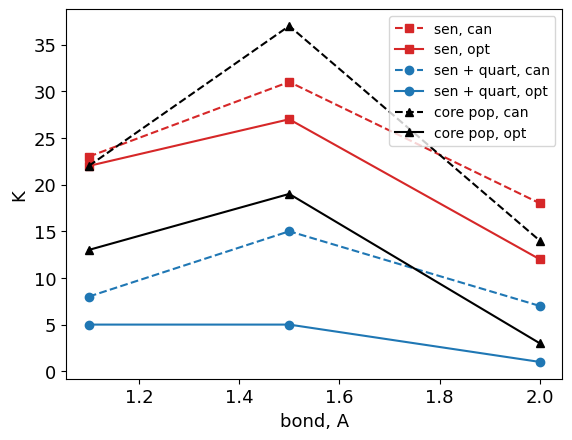
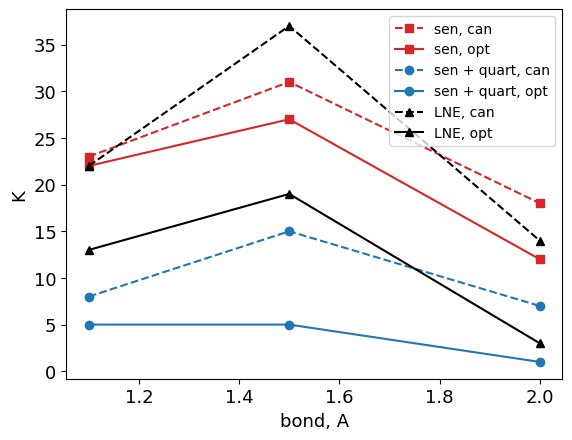
The change to this notebook cell's code, shown as a diff; its figure went from the first image to the second:
--- before
+++ after
@@ -4,5 +4,5 @@
 
 titles = ["sen, can", "sen, opt", "sen + quart, can",
-         "sen + quart, opt", "core pop, can", "core pop, opt"]
+         "sen + quart, opt", "LNE, can", "LNE, opt"]
 
 markers = ["s", "s", "o", "o", "^", "^"]
@@ -15,4 +15,5 @@
 plt.xlabel("bond, A")
 plt.legend(fontsize=10)
-plt.savefig("N2_K.png", format="png", dpi=400, bbox_inches="tight")
+# plt.savefig("N2_K.png", format="png", dpi=400, bbox_inches="tight")
+plt.savefig(mol_name + "_K.png", format="png", dpi=400, bbox_inches="tight")
 plt.show()

Commit: some plots